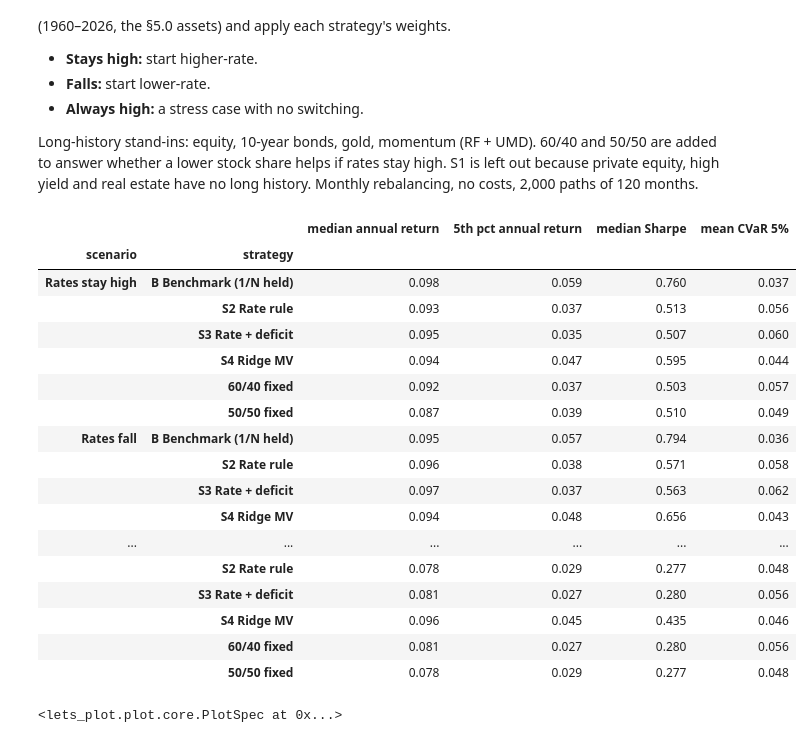
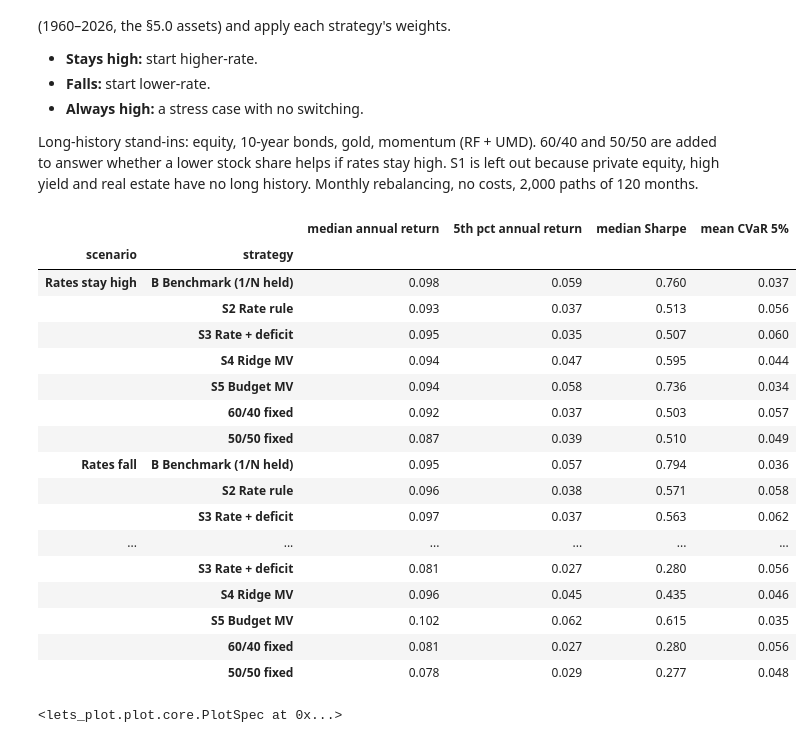
Before and after one commit to cyee02/MQF, a Jupyter notebook: QF600/Final Assignment/03 - execution_script_group_6.ipynb, the cells around one changed output. Drawn from its saved outputs; the diff is of its cells as text; code cells hidden in the pictures.

```diff
--- a/QF600/Final Assignment/03 - execution_script_group_6.ipynb
+++ b/QF600/Final Assignment/03 - execution_script_group_6.ipynb
@@ -1620,0 +1629,34 @@ pd.DataFrame({"low-rate weights": s4_lo, "high-rate weights": s4_hi}).loc[S4_ASS
+# %%
+def ridge_weights_budget(months, eta, lam = A_RISK):
+    # Ridge mean-variance with sum(w) = 1 and w >= 0 inside the optimiser (SLSQP)
+    mu, S = xs.loc[months].mean().values * 12, xs.loc[months].cov().values * 12
+    Q, n = lam * S + eta * np.eye(len(mu)), len(mu)
+    res = minimize(lambda x: -mu @ x + 0.5 * x @ Q @ x, np.full(n, 1 / n), jac = lambda x: -mu + Q @ x,
+                   bounds = [(0, 1)] * n, constraints = [{"type": "eq", "fun": lambda x: x.sum() - 1, "jac": lambda x: np.ones(n)}],
+                   method = "SLSQP", options = {"ftol": 1e-12, "maxiter": 500})
+    return w(**dict(zip(S4_ASSETS, np.clip(res.x, 0, None))))
+
+def regime_weights_budget(train, eta):
+    lo_m, hi_m = train[sig[train] == 0], train[sig[train] == 1]
+    w_lo = ridge_weights_budget(lo_m, eta)
+    w_hi = ridge_weights_budget(hi_m, eta) if len(hi_m) >= MIN_HIGH else w_lo
+    return w_lo, w_hi
+
+# walk-forward validation: same windows and grid as S4
+s5_val = pd.DataFrame([{"window": k, "eta": eta,
+                        "validation Sharpe": perf(backtest(weights_path(*regime_weights_budget(train, eta), val), rets = etf_m.loc[val])[0], cash_m[val])["sharpe"]}
+                       for k, (train, val) in enumerate(windows, 1) for eta in eta_grid])
+s5_val_mean = s5_val.groupby("eta")["validation Sharpe"].mean()
+best_eta_s5 = float(s5_val_mean.idxmax())
+s5_lo, s5_hi = regime_weights_budget(IS, best_eta_s5)          # final refit on the full in-sample period
+strategies["S5 Budget MV"] = weights_path(s5_lo, s5_hi, etf_m.index)
+
+record("s5_eta", best_eta_s5, "{:g}", "S5 ridge eta chosen by walk-forward validation")
+for k, eta in enumerate(eta_grid):
+    record(f"s5_val_sharpe_{k}", s5_val_mean[eta], "{:.2f}", f"S5 average validation Sharpe, eta = {eta:g}")
+for a in S4_ASSETS:
+    record(f"s5_w_lo_{a.lower()}", s5_lo[a], "{:.0%}"); record(f"s5_w_hi_{a.lower()}", s5_hi[a], "{:.0%}")
+
+print(f"η chosen by walk-forward: S5 {best_eta_s5:g} (S4 {best_eta:g})")
+display(s5_val_mean.rename("S5 validation Sharpe").to_frame().T.round(2))
+pd.DataFrame({"S4 low": s4_lo, "S4 high": s4_hi, "S5 low": s5_lo, "S5 high": s5_hi}).loc[S4_ASSETS].round(3)
@@ -1630,10 +1681,10 @@ def alpha_beta(r, bench_r, rf):
     return {"alpha": fit.params.iloc[0] * 12, "alpha_t": fit.tvalues.iloc[0], "beta": fit.params.iloc[1]}
 
 PAPER = ["B Benchmark (1/N held)", "S1 Paper (Exhibit 9)", "S2 Rate rule"]
-order = PAPER + list(FIXED) + ["S3 Rate + deficit", "S4 Ridge MV"]
+order = PAPER + list(FIXED) + ["S3 Rate + deficit", "S4 Ridge MV", "S5 Budget MV"]
 codes = {"B Benchmark (1/N held)": "b", "S1 Paper (Exhibit 9)": "s1", "S2 Rate rule": "s2",
          "100/0": "f100", "70/30": "f70", "60/40": "f60", "50/50": "f50", "1/N rebalanced": "ew",
-         "S3 Rate + deficit": "s3", "S4 Ridge MV": "s4"}
+         "S3 Rate + deficit": "s3", "S4 Ridge MV": "s4", "S5 Budget MV": "s5"}
 returns, turnovers = {order[0]: bench}, {order[0]: pd.Series(0.0, index = etf_m.index)}
 for name in order[1:]:
     returns[name], turnovers[name] = backtest(strategies[name])
@@ -1784,10 +1836,11 @@ W = {  # (low-rate weights, high-rate weights) on Equity, Bonds, Gold, Momentum
     "S2 Rate rule":      ([.7, .3, 0, 0], [.5, .5, 0, 0]),
     "S3 Rate + deficit": ([.7, .3, 0, 0], [.6, .4, 0, 0]),       # assumes the deficit stays big, as today
     "S4 Ridge MV":       ([s4_lo[a] for a in S4_ASSETS], [s4_hi[a] for a in S4_ASSETS]),
+    "S5 Budget MV":      ([s5_lo[a] for a in S4_ASSETS], [s5_hi[a] for a in S4_ASSETS]),
     "60/40 fixed":       ([.6, .4, 0, 0], [.6, .4, 0, 0]),
     "50/50 fixed":       ([.5, .5, 0, 0], [.5, .5, 0, 0]),
 }
-MC_CODE = {"B Benchmark (1/N held)": "b", "S2 Rate rule": "s2", "S3 Rate + deficit": "s3", "S4 Ridge MV": "s4",
+MC_CODE = {"B Benchmark (1/N held)": "b", "S2 Rate rule": "s2", "S3 Rate + deficit": "s3", "S4 Ridge MV": "s4", "S5 Budget MV": "s5",
            "60/40 fixed": "f60", "50/50 fixed": "f50"}
 
 def simulate(start, switching = True, n_paths = 2000, months = 120, seed = 600):
@@ -1809,43 +1862,43 @@ def simulate(start, switching = True, n_paths = 2000, months = 120, seed = 600):
         for k, r in rets.items():
             x = r - cash
             out[k].append({"ann_return": np.prod(1 + r) ** (12 / months) - 1,
                            "sharpe": x.mean() / x.std() * np.sqrt(12),
                            "cvar5": -np.sort(r)[: max(1, int(0.05 * months))].mean()})
     return {k: pd.DataFrame(v) for k, v in out.items()}
 
 mc_rows, mc_dist = [], []
 for scen, start, sw in [("Rates stay high", 1.0, True), ("Rates fall", 0.0, True), ("Always high (stress)", 1.0, False)]:
     sims = simulate(start, sw)
     for k, df in sims.items():
         mc_rows.append({"scenario": scen, "strategy": k, "median annual return": df["ann_return"].median(),
                         "5th pct annual return": df["ann_return"].quantile(0.05), "median Sharpe": df["sharpe"].median(),
                         "mean CVaR 5%": df["cvar5"].mean()})
         mc_dist.append(df.assign(scenario = scen, strategy = k))
 mc_table = pd.DataFrame(mc_rows).set_index(["scenario", "strategy"])
 for (scen, k), row in mc_table.iterrows():
     tag = {"Rates stay high": "high", "Rates fall": "fall", "Always high (stress)": "stress"}[scen]
     code = MC_CODE[k]
     record(f"mc_{tag}_{code}_med", row["median annual return"], "{:.1%}")
     record(f"mc_{tag}_{code}_p5", row["5th pct annual return"], "{:.1%}")
     record(f"mc_{tag}_{code}_sharpe", row["median Sharpe"], "{:.2f}")
 mc_table.round(3)
 # %% [output]
 |  |  | median annual return | 5th pct annual return | median Sharpe | mean CVaR 5% |
 | scenario | strategy |  |  |  |  |
 | Rates stay high | B Benchmark (1/N held) | 0.098 | 0.059 | 0.760 | 0.037 |
 |  | S2 Rate rule | 0.093 | 0.037 | 0.513 | 0.056 |
 |  | S3 Rate + deficit | 0.095 | 0.035 | 0.507 | 0.060 |
 |  | S4 Ridge MV | 0.094 | 0.047 | 0.595 | 0.044 |
+|  | S5 Budget MV | 0.094 | 0.058 | 0.736 | 0.034 |
 |  | 60/40 fixed | 0.092 | 0.037 | 0.503 | 0.057 |
 |  | 50/50 fixed | 0.087 | 0.039 | 0.510 | 0.049 |
 | Rates fall | B Benchmark (1/N held) | 0.095 | 0.057 | 0.794 | 0.036 |
 |  | S2 Rate rule | 0.096 | 0.038 | 0.571 | 0.058 |
 |  | S3 Rate + deficit | 0.097 | 0.037 | 0.563 | 0.062 |
-|  | S4 Ridge MV | 0.094 | 0.048 | 0.656 | 0.043 |
 | ... | ... | ... | ... | ... | ... |
-|  | S2 Rate rule | 0.078 | 0.029 | 0.277 | 0.048 |
 |  | S3 Rate + deficit | 0.081 | 0.027 | 0.280 | 0.056 |
 |  | S4 Ridge MV | 0.096 | 0.045 | 0.435 | 0.046 |
+|  | S5 Budget MV | 0.102 | 0.062 | 0.615 | 0.035 |
 |  | 60/40 fixed | 0.081 | 0.027 | 0.280 | 0.056 |
 |  | 50/50 fixed | 0.078 | 0.029 | 0.277 | 0.048 |
 # %%
```
Also changed, not shown: parts of 10 cells of this notebook, 10 other files.
